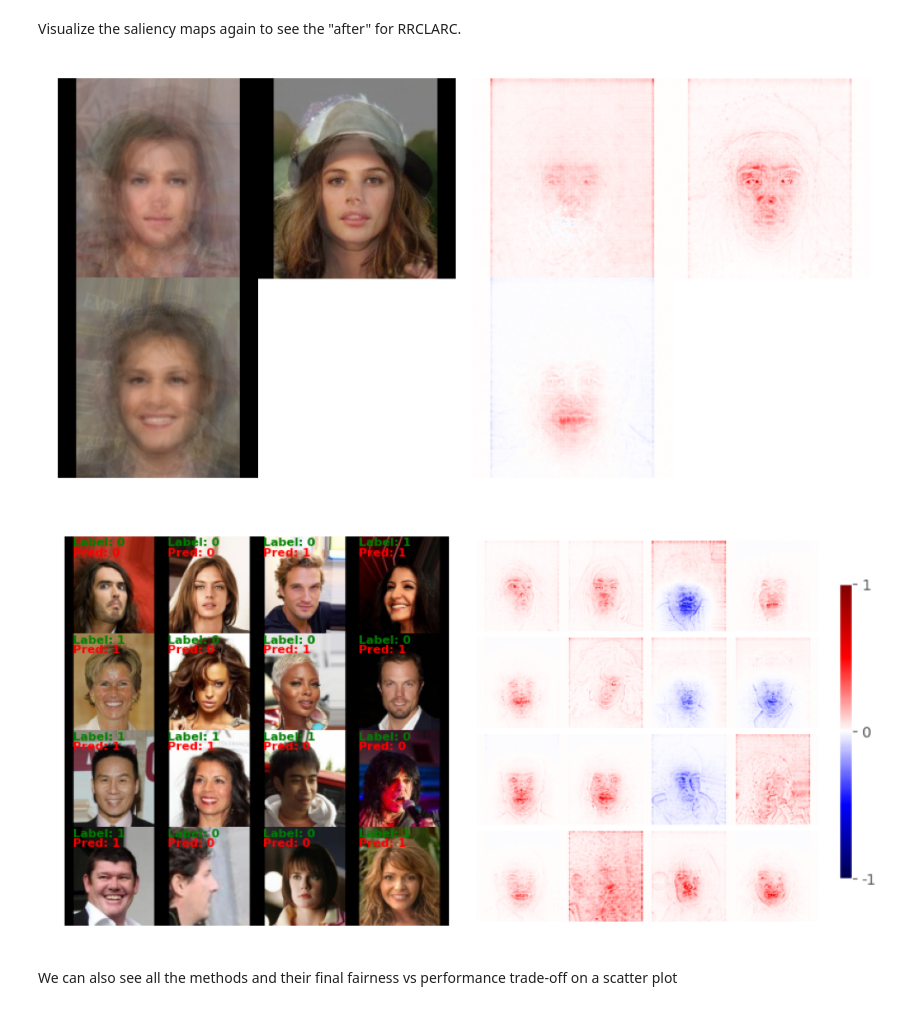
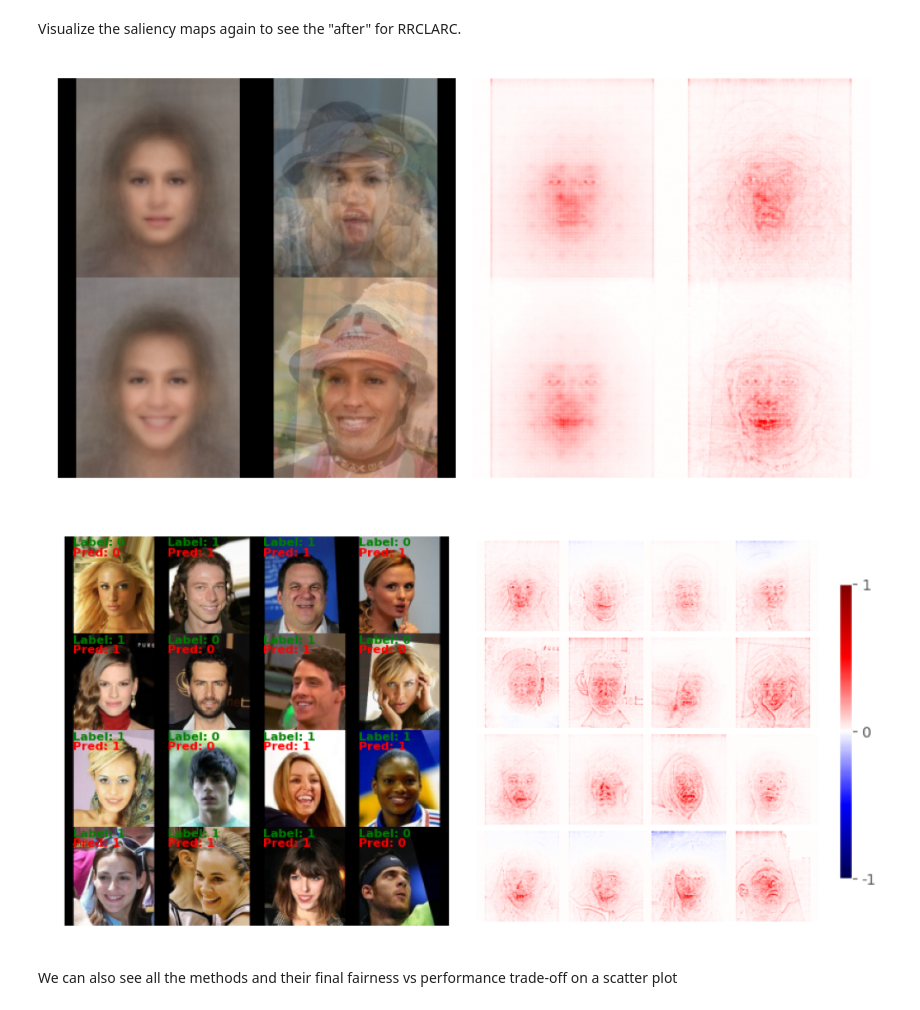
Before and after one commit to DetoxAI/detoxai, a Jupyter notebook: examples/example1.ipynb, the cells around one changed output. Cells and saved outputs as stored; diff of their text form; code cells hidden in the pictures.

```diff
--- a/examples/example1.ipynb
+++ b/examples/example1.ipynb
@@ -85,9 +87,10 @@ We use our FairnessLightningWrapper, but you can also use the standard PyTorch L
 # %%
 trainer = L.Trainer(
     logger=False,
-    max_epochs=1,
+    max_epochs=3,
     devices=[int(str(device).split(":")[1])] if str(device) != "cpu" else 1,
     accelerator="gpu" if "cuda" in device else "cpu",
+    enable_checkpointing=False,
 )
 trainer.fit(FairnessLightningWrapper(model), dataloader_train)
 # %% [output]
@@ -141,8 +158,15 @@ Then start the debiasing process through `.debias()`. This will take a while, be
 results: dict[str, CorrectionResult] = detoxai.debias(
     model,
     dataloader_unlearn,
-    test_dataloader=dataloader_test,
-    # methods=["RRCLARC", "LEACE", "ZHANGM", "SAVANIAFT", "NT"],
-    methods=["NT"],
+    test_dataloader=dataloader_test,  # This is optional, but we can use it to evaluate the model and have metrics in the results
+    methods=[
+        "RRCLARC",
+        "ACLARC",
+        "LEACE",
+        "ZHANGM",
+        "SAVANIAFT",
+        "NT",
+    ],  # Here, we run only a select few methods
+    return_type="all",  # this will return all the results, you can also use "pareto-front" or "best"
 )
 # %% [output]
@@ -165,16 +201,16 @@ results
 # %%
-rrclarc_model = results["RRCLARC"].get_model()
+debiased_model = results["SAVANIAFT"].get_model()
 # %% [markdown]
 Visualize the saliency maps again to see the "after" for RRCLARC.
 # %%
-visualizer_rrclarc = SSVisualizer(dataloader_train, rrclarc_model)
-visualizer_rrclarc.visualize_agg(0)
+visualizer2 = SSVisualizer(dataloader_train, debiased_model)
+visualizer2.visualize_agg(0)
 # %% [output]
-[figure, old version]
+[figure, new version]
 # %%
-visualizer_rrclarc.visualize_batch(batch_num=0, max_images=16)
+visualizer2.visualize_batch(batch_num=0, max_images=16)
 # %% [output]
-[figure, old version]
+[figure, new version]
 # %% [markdown]
 We can also see all the methods and their final fairness vs performance trade-off on a scatter plot
 # %%
```
Also changed, not shown: parts of 11 cells of this notebook, 7 other files.
